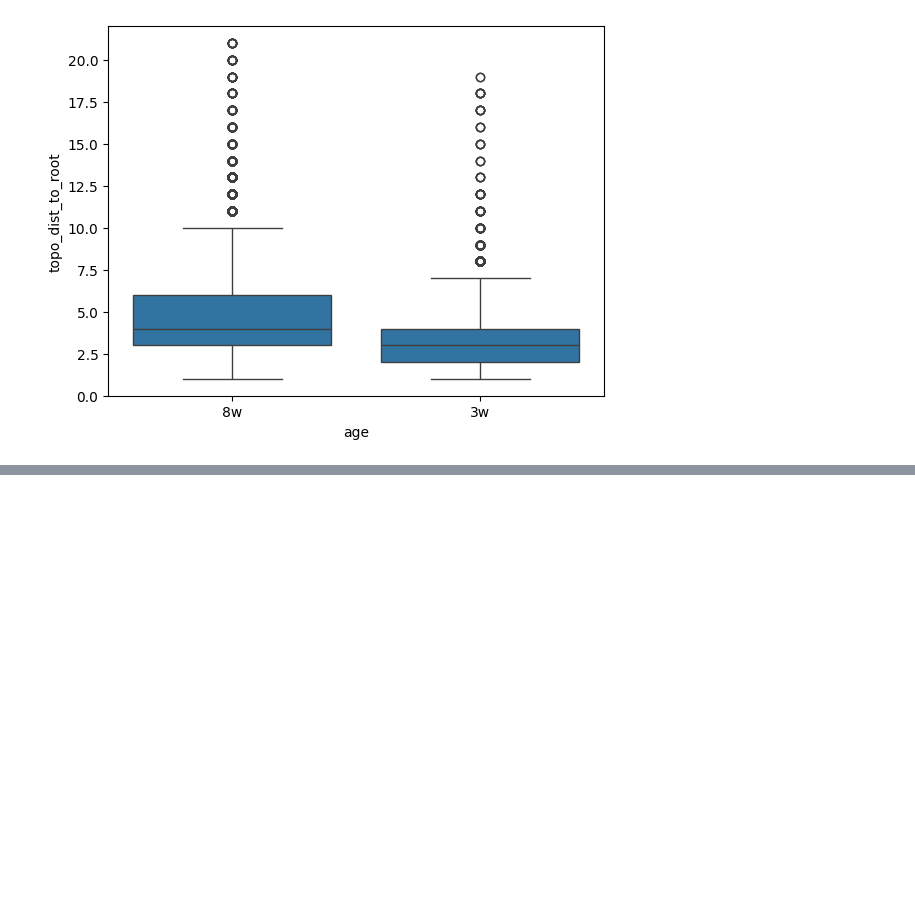
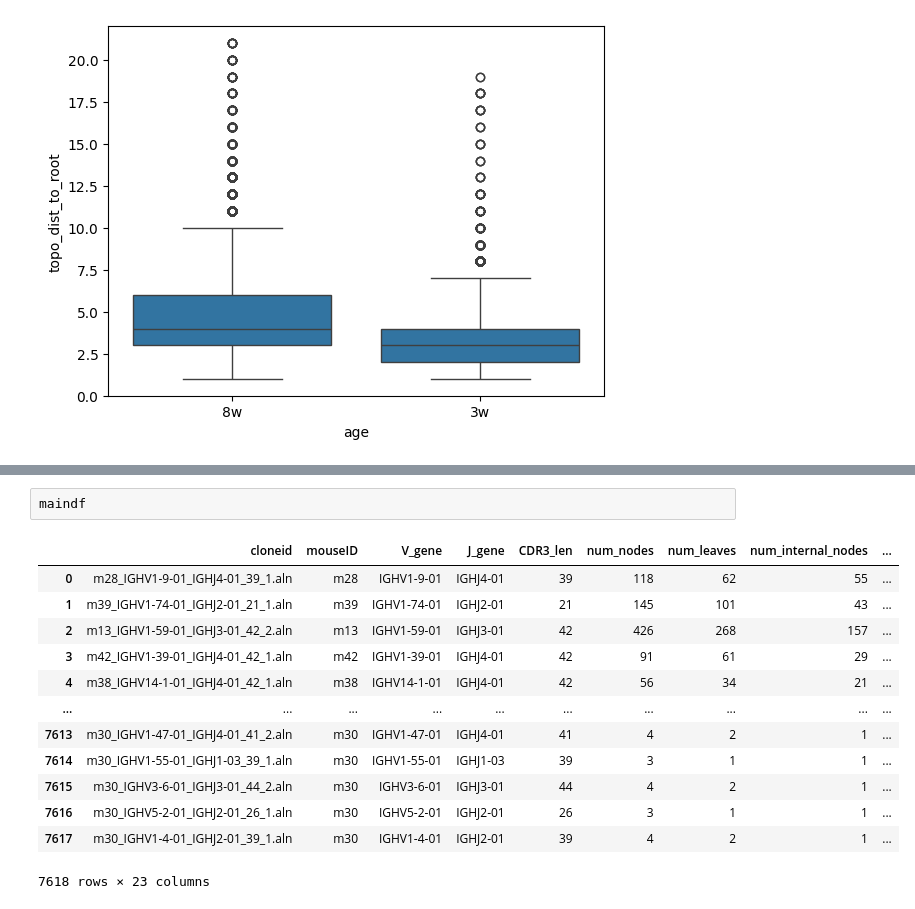
Before and after one commit to hieunguyen4193/sc_bulk_BCR_data_analysis, a Jupyter notebook: Tree08_where_are_biopsy_nodes_on_the_tree.ipynb, the cells around one changed output, grey strips where cells are left out. Cells and saved outputs as stored; diff of their text form; blank space fills up the shorter version.

```diff
--- a/Tree08_where_are_biopsy_nodes_on_the_tree.ipynb
+++ b/Tree08_where_are_biopsy_nodes_on_the_tree.ipynb
@@ -323,0 +346,16 @@ sns.boxplot(data = nodedf[nodedf["population"] == "biopsy"], x = "age", y = "top
+# %%
+maindf
+# %% [output]
+|  | cloneid | mouseID | V_gene | J_gene | CDR3_len | num_nodes | num_leaves | num_internal_nodes | ... |
+| 0 | m28_IGHV1-9-01_IGHJ4-01_39_1.aln | m28 | IGHV1-9-01 | IGHJ4-01 | 39 | 118 | 62 | 55 | ... |
+| 1 | m39_IGHV1-74-01_IGHJ2-01_21_1.aln | m39 | IGHV1-74-01 | IGHJ2-01 | 21 | 145 | 101 | 43 | ... |
+| 2 | m13_IGHV1-59-01_IGHJ3-01_42_2.aln | m13 | IGHV1-59-01 | IGHJ3-01 | 42 | 426 | 268 | 157 | ... |
+| 3 | m42_IGHV1-39-01_IGHJ4-01_42_1.aln | m42 | IGHV1-39-01 | IGHJ4-01 | 42 | 91 | 61 | 29 | ... |
+| 4 | m38_IGHV14-1-01_IGHJ4-01_42_1.aln | m38 | IGHV14-1-01 | IGHJ4-01 | 42 | 56 | 34 | 21 | ... |
+| ... | ... | ... | ... | ... | ... | ... | ... | ... | ... |
+| 7613 | m30_IGHV1-47-01_IGHJ4-01_41_2.aln | m30 | IGHV1-47-01 | IGHJ4-01 | 41 | 4 | 2 | 1 | ... |
+| 7614 | m30_IGHV1-55-01_IGHJ1-03_39_1.aln | m30 | IGHV1-55-01 | IGHJ1-03 | 39 | 3 | 1 | 1 | ... |
+| 7615 | m30_IGHV3-6-01_IGHJ3-01_44_2.aln | m30 | IGHV3-6-01 | IGHJ3-01 | 44 | 4 | 2 | 1 | ... |
+| 7616 | m30_IGHV5-2-01_IGHJ2-01_26_1.aln | m30 | IGHV5-2-01 | IGHJ2-01 | 26 | 3 | 1 | 1 | ... |
+| 7617 | m30_IGHV1-4-01_IGHJ2-01_39_1.aln | m30 | IGHV1-4-01 | IGHJ2-01 | 39 | 4 | 2 | 1 | ... |
+7618 rows × 23 columns
```
Also changed, not shown: parts of 5 cells of this notebook, 1 other file.
